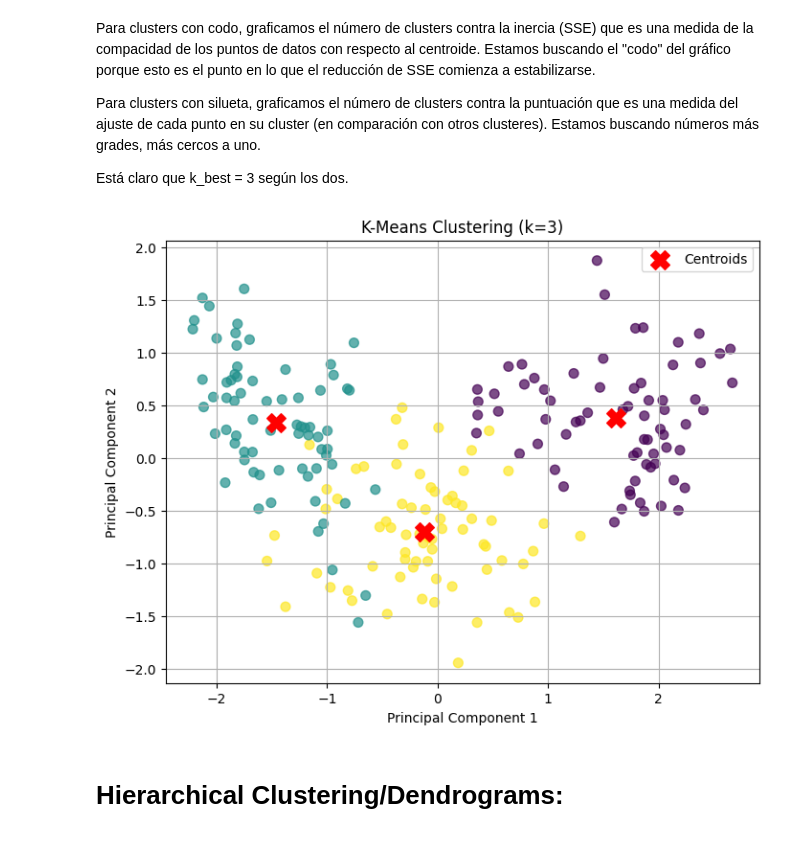
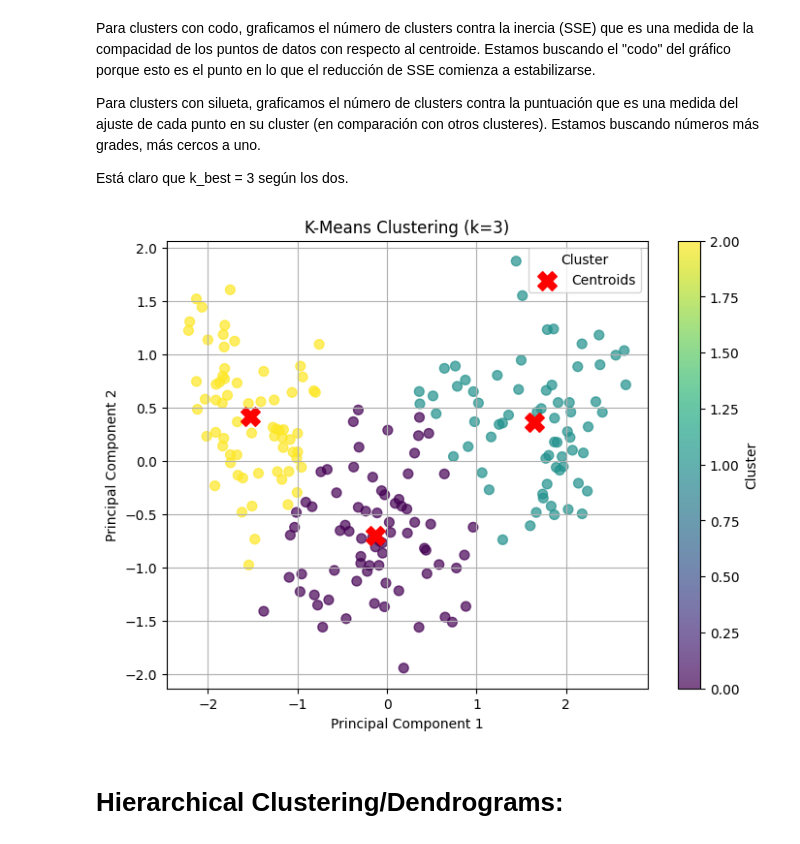
Before and after one commit to iborgstedt2848/ML_G84_G2_P2, a Jupyter notebook: segunda_práctica.ipynb, the cells around one changed output. Saved outputs shown, nothing was run; the diff lists cells and outputs as text; code cells hidden in the pictures.

```diff
--- a/segunda_práctica.ipynb
+++ b/segunda_práctica.ipynb
@@ -170,23 +170,35 @@ Para clusters con codo, graficamos el número de clusters contra la inercia (SSE
 Para clusters con silueta, graficamos el número de clusters contra la puntuación que es una medida del ajuste de cada punto en su cluster (en comparación con otros clusteres). Estamos buscando números más grades, más cercos a uno.
 
 Está claro que k_best = 3 según los dos.
-# %%
-k_best = 3
-kmeans = KMeans(n_clusters=k_best, random_state=559990)
-kmeans.fit(pca_df)
-labels = kmeans.labels_
-centroids = kmeans.cluster_centers_
 # %%
+from sklearn.cluster import KMeans
+import matplotlib.pyplot as plt
+
+# kmeans clustering
+k_best = 3
+kmeans = KMeans(n_clusters=k_best, random_state=559990)
+kmeans.fit(pca_df[['PC1', 'PC2']])
+kmeans_labels = kmeans.labels_
+kmeans_centroids = kmeans.cluster_centers_
+
 plt.figure(figsize=(8, 6))
-plt.scatter(pca_df['PC1'], pca_df['PC2'], c=labels, cmap='viridis', s=50, alpha=0.7)
-plt.scatter(centroids[:, 0], centroids[:, 1], c='red', s=200, marker='X', label='Centroids')
+scatter = plt.scatter(
+    pca_df['PC1'], pca_df['PC2'], c=kmeans_labels, cmap='viridis', s=50, alpha=0.7
+)
+
+plt.scatter(
+    kmeans_centroids[:, 0], kmeans_centroids[:, 1], c='red', s=200, marker='X', label='Centroids'
+)
+
 plt.title(f'K-Means Clustering (k={k_best})')
 plt.xlabel('Principal Component 1')
 plt.ylabel('Principal Component 2')
-plt.legend()
+plt.colorbar(scatter, label="Cluster")
+plt.legend(title='Cluster')
+plt.grid(True)
 plt.show()
 # %% [output]
-[figure, old version]
+[figure, new version]
 # %% [markdown]
 # Hierarchical Clustering/Dendrograms:
 # %% [markdown]
```
Also changed, not shown: parts of 4 cells of this notebook.
